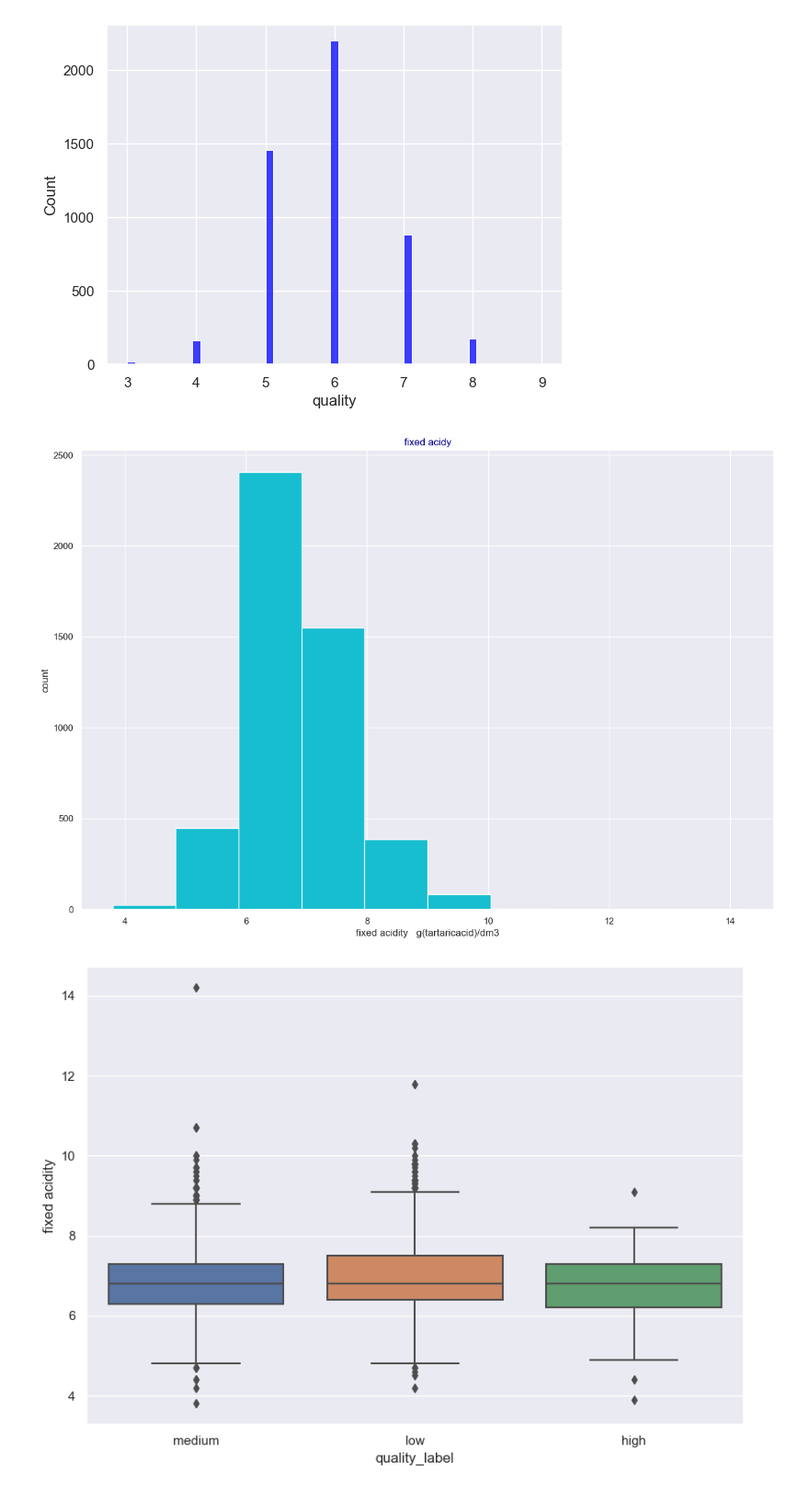
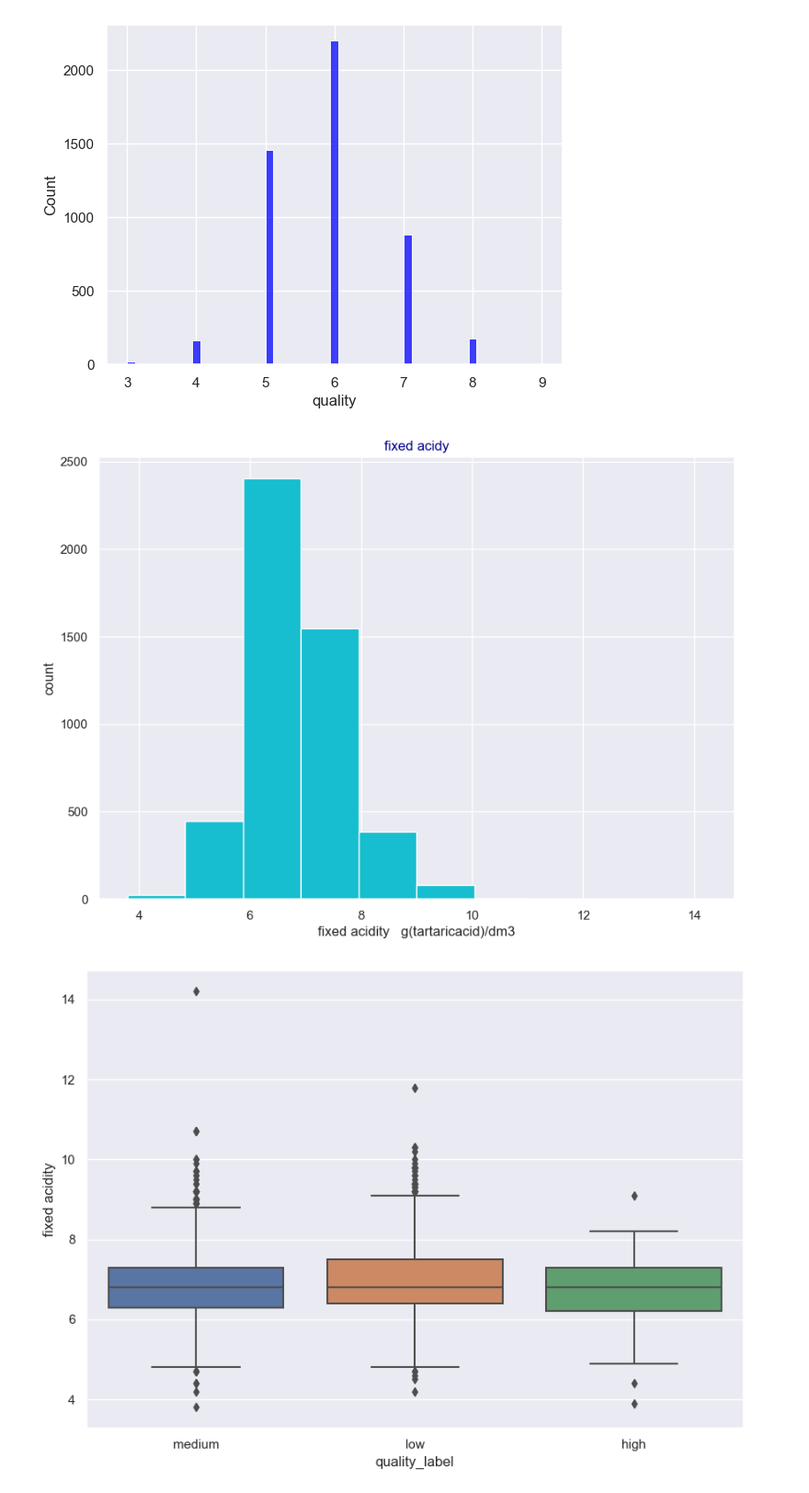
Before and after one commit to satomi26/Project-2, a Jupyter notebook: all_wine.ipynb, the cells around one changed output. Shown at 92% size. Drawn from its saved outputs; the diff is of its cells as text; code cells hidden in the pictures.

```diff
--- a/all_wine.ipynb
+++ b/all_wine.ipynb
@@ -726,14 +727,14 @@ plt.show()
 # %% [output]
 [figure]
 # %%
-plt.figure(figsize=(15,10))
+plt.figure(figsize=(10,7))
 plt.hist(x = df_white["fixed acidity"], color="#17becf" )
 plt.title("fixed acidy")
 plt.xlabel("fixed acidity   g(tartaricacid)/dm3")
 plt.ylabel("count")
 plt.show()
 # %% [output]
-[figure, old version]
+[figure, new version]
 # %%
 plt.figure(figsize=(10,7))
 sns.boxplot(x='quality_label', y='fixed acidity', data=df_white)
```
Also changed, not shown: parts of 4 cells of this notebook, 4 other files.
